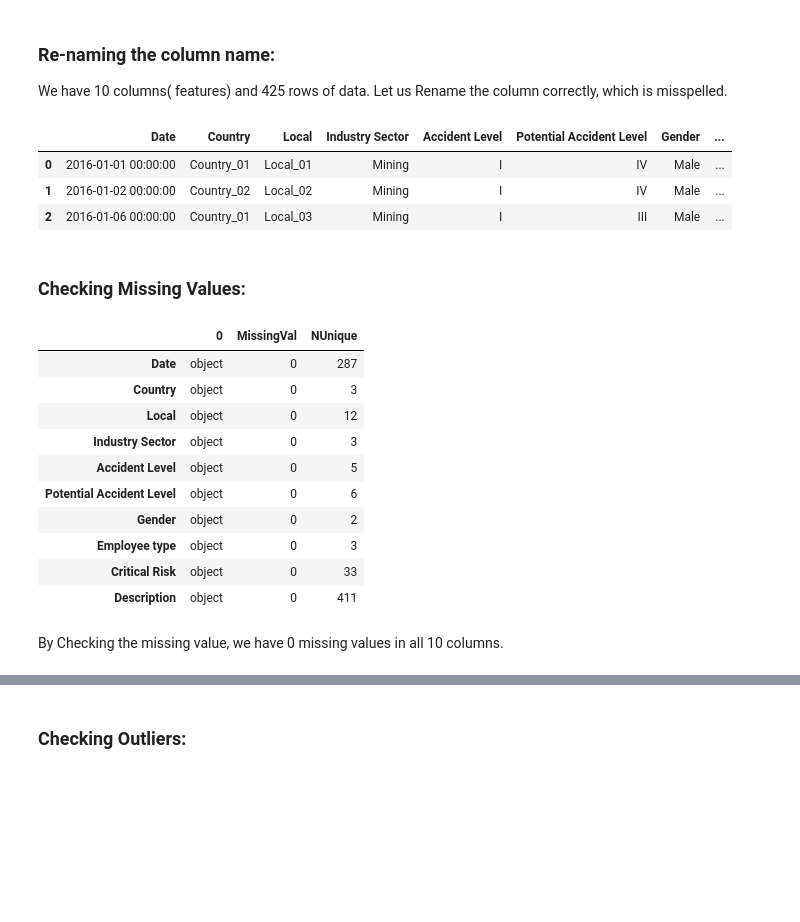
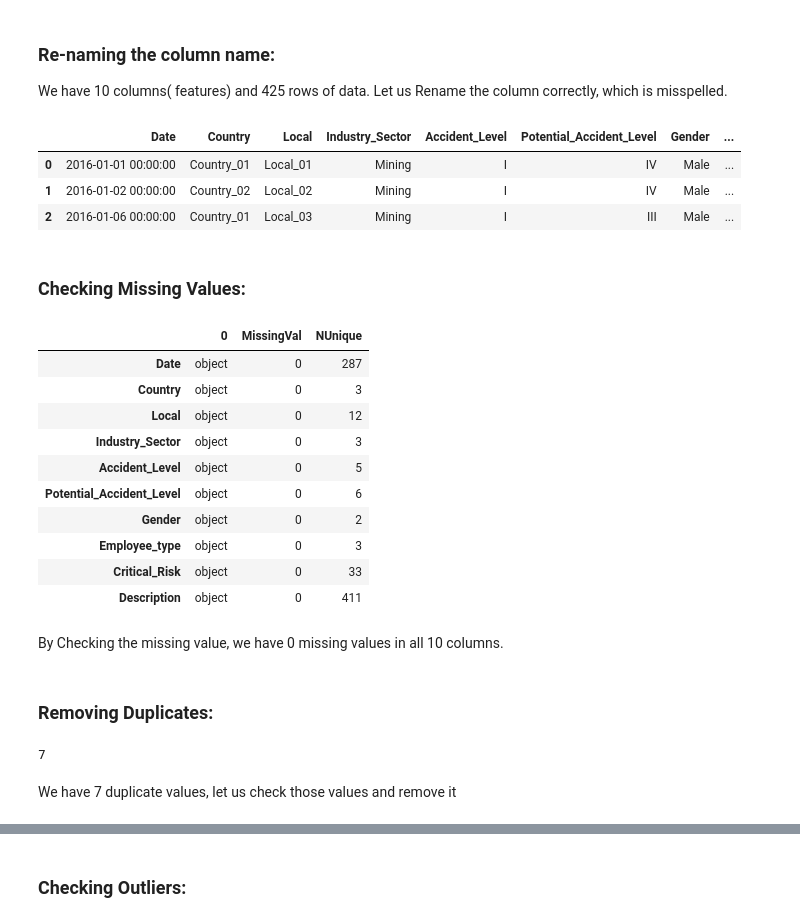
Before and after one commit to shyamsparrow/Jan-G4---NLP-Chatbot, a Jupyter notebook: Capstone_NLP_Chatbot_Jan_A_G4.ipynb, the cells around one changed output, grey strips where cells are left out. Saved outputs shown, nothing was run; the diff lists cells and outputs as text; code cells hidden in the pictures; blank space fills up the shorter version.

```diff
--- a/Capstone_NLP_Chatbot_Jan_A_G4.ipynb
+++ b/Capstone_NLP_Chatbot_Jan_A_G4.ipynb
@@ -121,10 +128,12 @@ industry_df.shape
 ### Re-naming the column name:
 We have 10 columns( features) and 425 rows of data. Let us Rename the column correctly, which is misspelled.
 # %%
-industry_df.rename(columns={'Data':'Date', 'Countries':'Country', 'Genre':'Gender', 'Employee or Third Party':'Employee type'}, inplace=True)
+industry_df.rename(columns={'Data':'Date', 'Countries':'Country', 'Genre':'Gender', 'Employee or Third Party':'Employee_type',
+'Industry Sector':'Industry_Sector','Accident Level':'Accident_Level','Potential Accident Level':'Potential_Accident_Level',
+'Critical Risk':'Critical_Risk'}, inplace=True)
 industry_df.head(3)
 # %% [output]
-|  | Date | Country | Local | Industry Sector | Accident Level | Potential Accident Level | Gender | ... |
+|  | Date | Country | Local | Industry_Sector | Accident_Level | Potential_Accident_Level | Gender | ... |
 | 0 | 2016-01-01 00:00:00 | Country_01 | Local_01 | Mining | I | IV | Male | ... |
 | 1 | 2016-01-02 00:00:00 | Country_02 | Local_02 | Mining | I | IV | Male | ... |
 | 2 | 2016-01-06 00:00:00 | Country_01 | Local_03 | Mining | I | III | Male | ... |
@@ -140,12 +149,20 @@ datatype
 | Date | object | 0 | 287 |
 | Country | object | 0 | 3 |
 | Local | object | 0 | 12 |
-| Industry Sector | object | 0 | 3 |
-| Accident Level | object | 0 | 5 |
-| Potential Accident Level | object | 0 | 6 |
+| Industry_Sector | object | 0 | 3 |
+| Accident_Level | object | 0 | 5 |
+| Potential_Accident_Level | object | 0 | 6 |
 | Gender | object | 0 | 2 |
-| Employee type | object | 0 | 3 |
-| Critical Risk | object | 0 | 33 |
+| Employee_type | object | 0 | 3 |
+| Critical_Risk | object | 0 | 33 |
 | Description | object | 0 | 411 |
 # %% [markdown]
 By Checking the missing value, we have 0 missing values in all 10 columns.
+# %% [markdown]
+### Removing Duplicates:
+# %%
+industry_df.duplicated().sum()
+# %% [output]
+7
+# %% [markdown]
+We have 7 duplicate values, let us check those values and remove it
```
Also changed, not shown: parts of 25 cells of this notebook.
